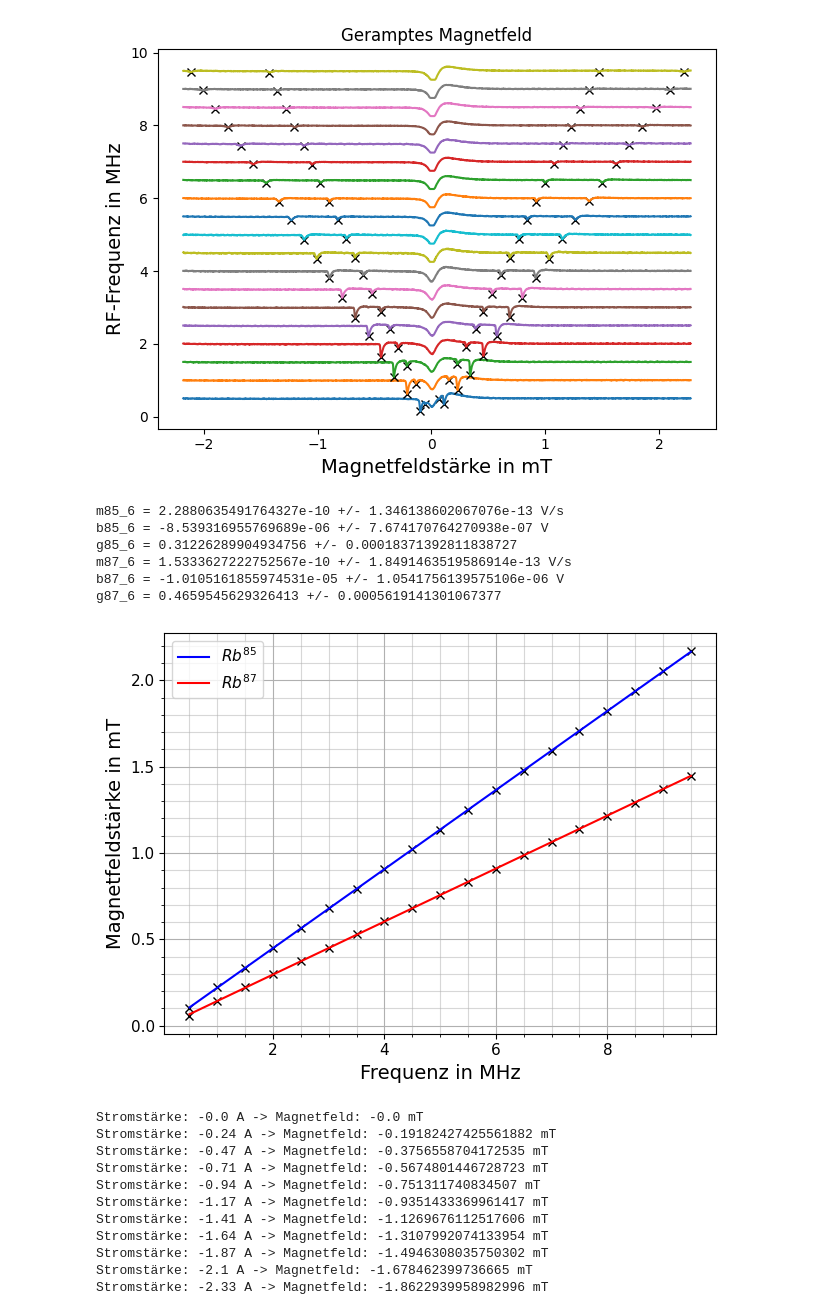
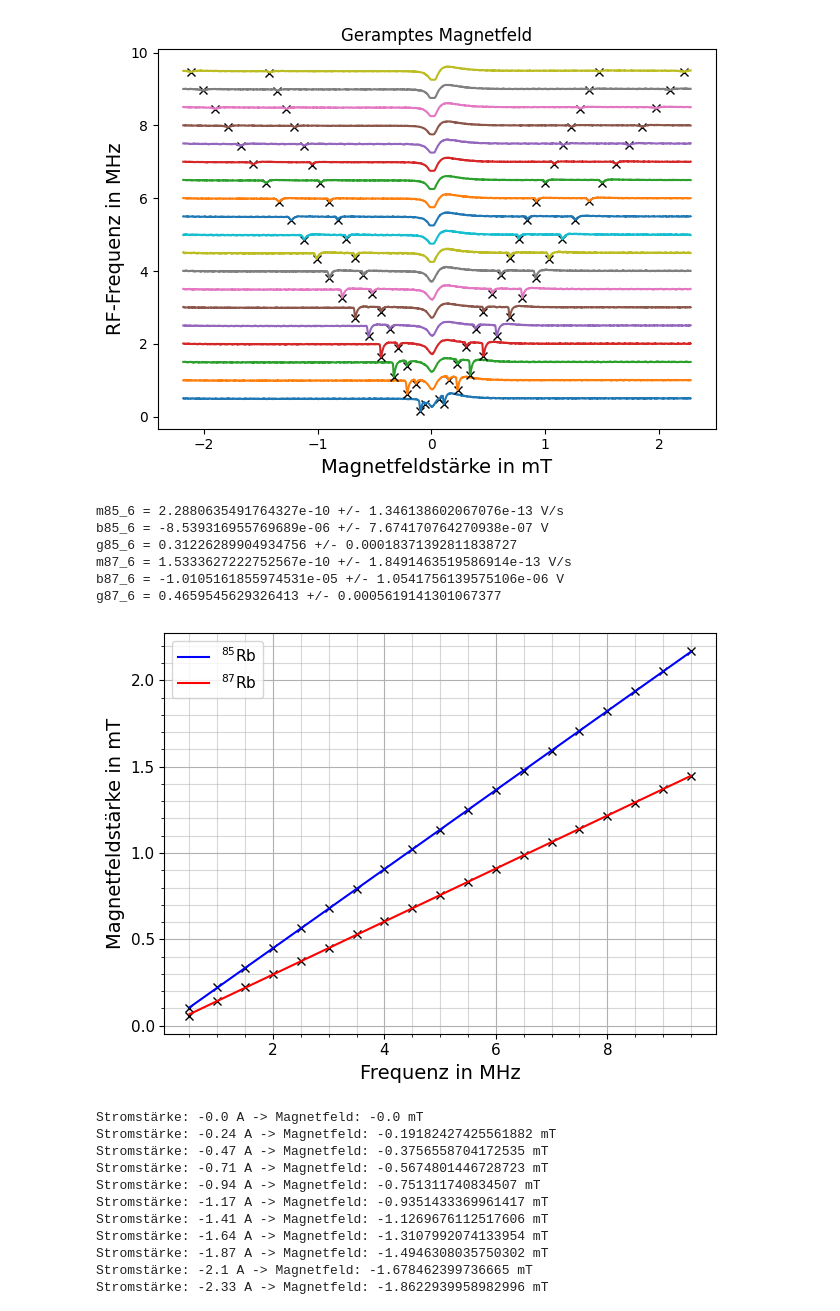
Before and after one commit to NicolasRohrbeck/fprak, a Jupyter notebook: scripts/optpumpen.ipynb, the cells around one changed output. Saved outputs shown, nothing was run; the diff lists cells and outputs as text; code cells hidden in the pictures.

Commit message:
opt Label von Rb87 zu 87Rb geändert

```diff
--- a/scripts/optpumpen.ipynb
+++ b/scripts/optpumpen.ipynb
@@ -432,36 +432,36 @@ g87_6, g87_6_err = h/mu_B*1/m87_6, h/mu_B*1/m87_6**2 * m87_6_err
 print(f"m85_6 = {fit85_B_f.slope} +/- {fit85_B_f.stderr} V/s")
 print(f"b85_6 = {fit85_B_f.intercept} +/- {fit85_B_f.intercept_stderr} V")
 print(f"g85_6 = {g85_6} +/- {g85_6_err}")
 print(f"m87_6 = {fit87_B_f.slope} +/- {fit87_B_f.stderr} V/s")
 print(f"b87_6 = {fit87_B_f.intercept} +/- {fit87_B_f.intercept_stderr} V")
 print(f"g87_6 = {g87_6} +/- {g87_6_err}")
 
 fig, ax = plt.subplots()
 
 ax.plot(np.array(peak85_f)/1e6, 1000*np.array(peak85_B), "xk")
-ax.plot(np.array(peak85_f)/1e6, 1000*(fit85_B_f.intercept+fit85_B_f.slope*np.array(peak85_f)), "-b", label=r"$Rb^{85}$")
+ax.plot(np.array(peak85_f)/1e6, 1000*(fit85_B_f.intercept+fit85_B_f.slope*np.array(peak85_f)), "-b", label=r"$^{85}$"+"Rb")
 ax.plot(np.array(peak87_f)/1e6, 1000*np.array(peak87_B), "xk")
-ax.plot(np.array(peak87_f)/1e6, 1000*(fit87_B_f.intercept+fit87_B_f.slope*np.array(peak87_f)), "-r", label=r"$Rb^{87}$")
+ax.plot(np.array(peak87_f)/1e6, 1000*(fit87_B_f.intercept+fit87_B_f.slope*np.array(peak87_f)), "-r", label=r"$^{87}$"+"Rb")
 
 ax.set_xlabel("Frequenz in MHz", fontsize=14)
 ax.set_ylabel("Magnetfeldstärke in mT", fontsize=14)
 ax.tick_params(labelsize=11)
 
 ax.minorticks_on()
 ax.grid(which='major')
 ax.grid(which='minor', alpha=0.5)
 ax.legend(fontsize=11)
 
 fig.tight_layout()
 #fig.savefig("../Bilder/Optisches Pumpen/Lande_B(f).pdf")
 # %% [output]
 m85_6 = 2.2880635491764327e-10 +/- 1.346138602067076e-13 V/s
 b85_6 = -8.539316955769689e-06 +/- 7.674170764270938e-07 V
 g85_6 = 0.31226289904934756 +/- 0.00018371392811838727
 m87_6 = 1.5333627222752567e-10 +/- 1.8491463519586914e-13 V/s
 b87_6 = -1.0105161855974531e-05 +/- 1.0541756139575106e-06 V
 g87_6 = 0.4659545629326413 +/- 0.0005619141301067377
-[figure, old version]
+[figure, new version]
 # %%
 #RF-Sweep bei festem Magnetfeld -> g-Faktor
 #Funktion um die Zeitachse in eine Frequanzachse umzurechnen
```
Also changed, not shown: parts of 1 cell of this notebook, 2 other files.
